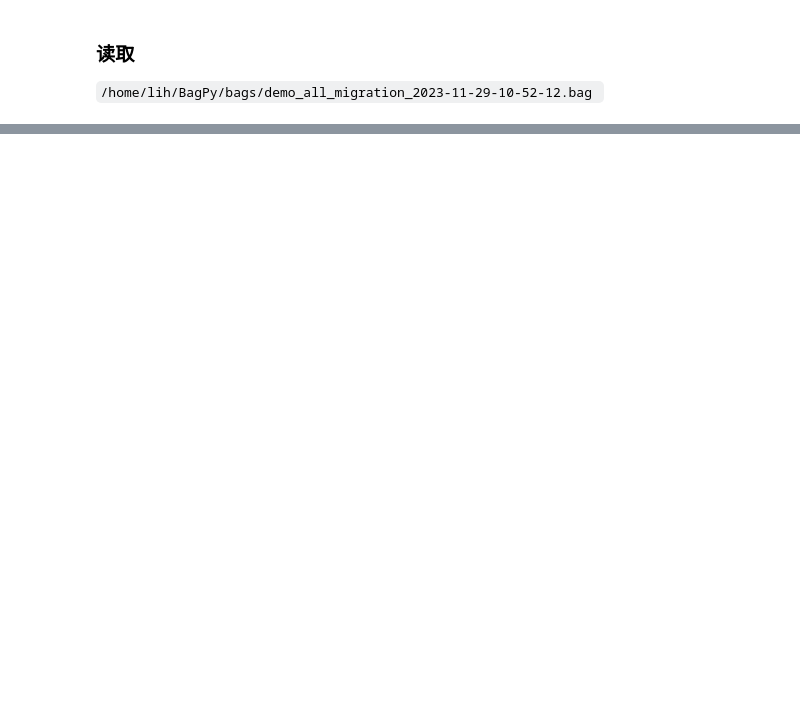
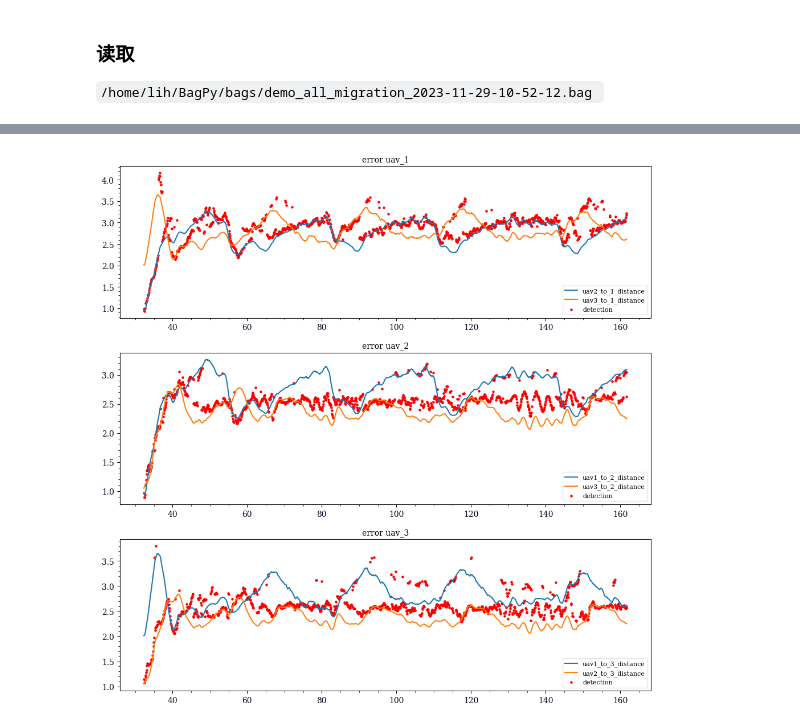
Before and after one commit to lithiumhydride2/BagPy, a Jupyter notebook: vswarm_read/DemoReadVswarm.ipynb, the cells around one changed output, grey strips where cells are left out. Cells and saved outputs as stored; diff of their text form; code cells hidden in the pictures; blank space fills up the shorter version.

```diff
--- a/vswarm_read/DemoReadVswarm.ipynb
+++ b/vswarm_read/DemoReadVswarm.ipynb
@@ -34,0 +88,4 @@ NameError: name 'bag' is not defined
+# %%
+poses = [pose.loc[ (pose['Time'] >= START_TIME) & (pose['Time'] <= END_TIME) ] for pose in poses]
+print([pose.shape for pose in poses])
+poses[0].columns.values[1:].tolist()
@@ -34,0 +214,5 @@ NameError: name 'bag' is not defined
+# %%
+# poses 为所有无人机的 vision_pose/pose
+print(poses[0].columns.values)
+relative_poses = pd.DataFrame()
+relative_poses['Time'] = poses[0]['Time']
@@ -34,0 +224,10 @@ NameError: name 'bag' is not defined
+# %%
+for uav in range(1,num_uav + 1):
+    # iterate other uav
+    for other in list(range(1,uav)) + list(range(uav + 1,num_uav + 1)):
+        relative_poses["uav{}_to_{}_pose.x".format(other,uav)] = poses[other - 1]['pose.position.x'] - poses[uav -1]['pose.position.x']
+        relative_poses["uav{}_to_{}_pose.y".format(other,uav)] = poses[other - 1]['pose.position.y'] - poses[uav - 1]['pose.position.y']
+        nx = "uav{}_to_{}_pose.x".format(other,uav)
+        ny = "uav{}_to_{}_pose.y".format(other,uav)
+        relative_poses["uav{}_to_{}_distance".format(other,uav)] = np.sqrt( (relative_poses[nx]**2 + relative_poses[ny]**2) )
+print(relative_poses.columns)
@@ -34,0 +242,18 @@ NameError: name 'bag' is not defined
+# %%
+fig,axes = plt.subplots(3,1)
+for index,ax in enumerate(axes):
+    ax:plt.Axes
+    ax.set_title("error uav_{}".format(index + 1))
+    # 相对位置
+    for other in list(range(0,index)) + list(range(index+1, num_uav)):
+        # 真实位置
+        ax.plot(relative_poses['Time'], \
+                relative_poses['uav{}_to_{}_distance'.format(other + 1,index+1)], \
+                label='uav{}_to_{}_distance'.format(other + 1,index+1))
+    ax.scatter(detections[index]['Time'], \
+            detections[index]['bbox.center.distance'],s=5,c="r",label="detection")
+    ax.legend()
+
+plt.tight_layout()
+# %% [output]
+[figure, added]
```
Also changed, not shown: parts of 29 cells of this notebook, 5 other files.
